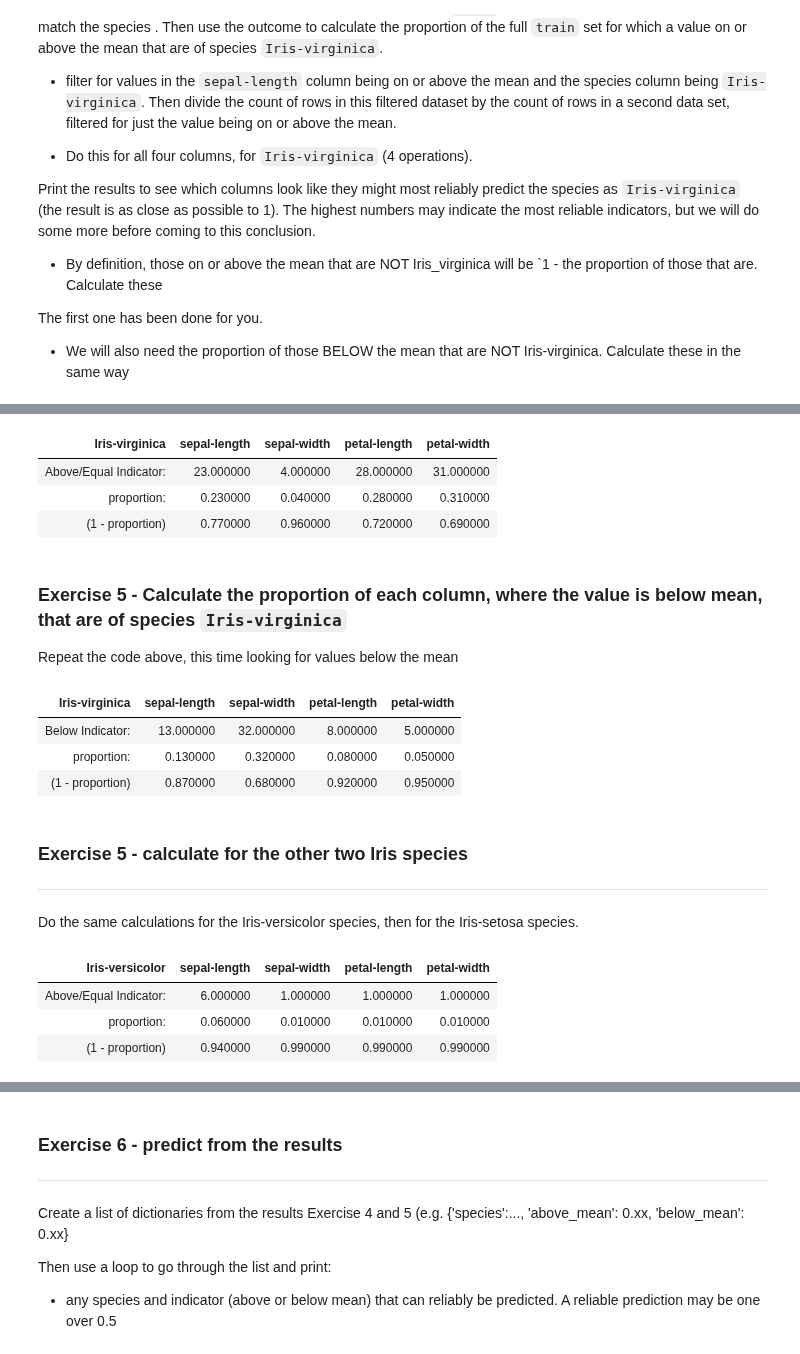
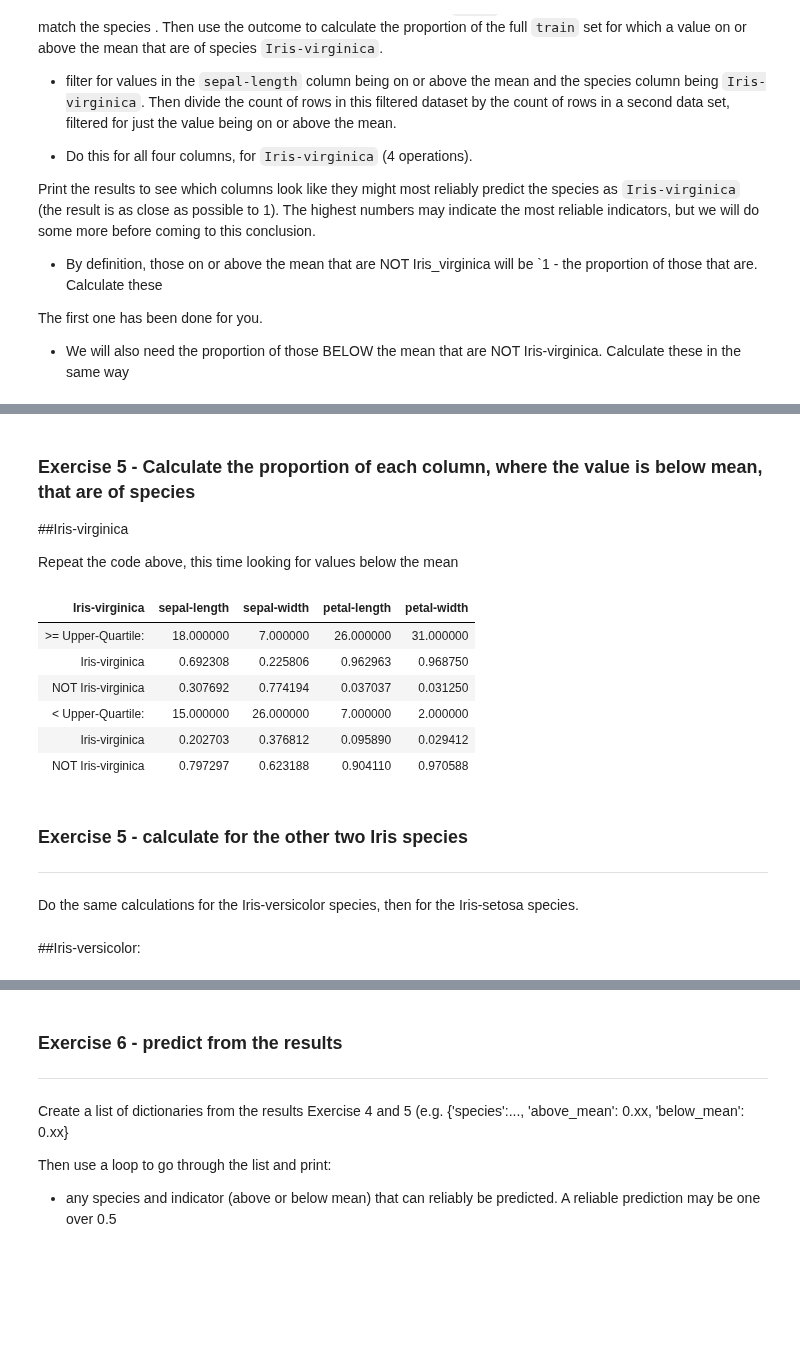
Before and after one commit to Imran-Github22/Imran-Farooqui, a Jupyter notebook: Projects/15_2_Decision_Tree_coded_model.ipynb, the cells around one changed output, grey strips where cells are left out. Saved outputs shown, nothing was run; the diff lists cells and outputs as text; code cells hidden in the pictures; blank space fills up the shorter version.

```diff
--- a/Projects/15_2_Decision_Tree_coded_model.ipynb
+++ b/Projects/15_2_Decision_Tree_coded_model.ipynb
@@ -304,78 +357,83 @@ The first one has been done for you.
 # %%
-# calculate the proportion of results where the value is on or above mean
-# that are of the species Iris-virginica
-def get_proportion(df, columns, species, above_equal_indicator = True):
+# Function to get the proportions
+def get_proportion(df, columns, species, indicator, above_equal_indicator = True):
+  selected_option, indicator_txt = indicator
   if above_equal_indicator:
     Flag = 1
-    index_str = 'Above/Equal Indicator:'
+    index_str = f'>= {indicator_txt}:'
   else:
     Flag = 0
-    index_str = 'Below Indicator:'
+    index_str = f'< {indicator_txt}:'
 
   # Species only DataFrame
   species_df = df[df['species']==species]
 
-  # Get proportions
-  # species_flag_dict dictionary with counts for the specific 'species'
-  # species_flag_dict = dict(species_df[numeral_columns].sum(), index=index_str)
+  # dictionary with counts of 1/0 of the indicator for the specific 'species'
   species_flag_dict = {}
   species_flag_dict[species] = index_str
   for column in columns:
     species_flag_dict[column] = len(species_df[species_df[column] == Flag])
 
+  # Get proportions
   species_prop_dict = {}
-  species_prop_dict[species] = 'proportion:'
+  species_prop_dict[species] = species              #'p'
   for column in columns:
-    species_prop_dict[column] = species_flag_dict[column]/len(df[column] == Flag)
+    total_count = len(df[df[column] == Flag])
+    if total_count == 0:
+      print(species_flag_dict[column])
+      species_prop_dict[column] = species_flag_dict[column]
+    else:
+      species_prop_dict[column] = species_flag_dict[column]/total_count
 
+  # Get 1 - proportions
   species_except_dict = {}
-  species_except_dict[species] = '(1 - proportion)'
+  species_except_dict[species] = f'NOT {species}'   #'1 - p'
   for column in columns:
     species_except_dict[column] = 1 - species_prop_dict[column]
 
   species_flag_df = pd.DataFrame.from_dict([species_flag_dict, species_prop_dict,\
                                             species_except_dict])
   return species_flag_df
-
-iris_virginica_eq_df = get_proportion(train, numeral_columns,\
-                                      'Iris-virginica').style.hide_index()
-display(iris_virginica_eq_df)
-# %% [output]
-| Iris-virginica | sepal-length | sepal-width | petal-length | petal-width |
-| Above/Equal Indicator: | 23.000000 | 4.000000 | 28.000000 | 31.000000 |
-| proportion: | 0.230000 | 0.040000 | 0.280000 | 0.310000 |
-| (1 - proportion) | 0.770000 | 0.960000 | 0.720000 | 0.690000 |
+# %%
+# Function summarising the proportions of the species above/equal and below indicator
+def get_all_proportion_table(df_gt_eq, df_lt):
+  species_prop_df = pd.concat([df_gt_eq, df_lt]).style.hide_index()
+  return species_prop_df
+# %%
+# calculate the proportion of results where the value is on or above mean
+# that are of the species Iris-virginica
+iris_virginica_gt_eq_df = get_proportion(train, dimension_columns, 'Iris-virginica', selected_indicator)
 # %% [markdown]
-### Exercise 5 - Calculate the proportion of each column, where the value is below mean, that are of species `Iris-virginica`
+### Exercise 5 - Calculate the proportion of each column, where the value is below mean, that are of species
+##Iris-virginica
 
 Repeat the code above, this time looking for values below the mean
 # %%
 # calculate the proportion of results where the value is below mean that are
 # of the species Iris-virginica
-iris_virginica_bw_df = get_proportion(train, numeral_columns, \
-                                      'Iris-virginica', False).style.hide_index()
-display(iris_virginica_bw_df)
+iris_virginica_lt_df = get_proportion(train, dimension_columns, 'Iris-virginica', selected_indicator, False)
-# %% [output]
-| Iris-virginica | sepal-length | sepal-width | petal-length | petal-width |
-| Below Indicator: | 13.000000 | 32.000000 | 8.000000 | 5.000000 |
-| proportion: | 0.130000 | 0.320000 | 0.080000 | 0.050000 |
-| (1 - proportion) | 0.870000 | 0.680000 | 0.920000 | 0.950000 |
+# %%
+# Summary proportions table
+get_all_proportion_table(iris_virginica_gt_eq_df, iris_virginica_lt_df)
+# %% [output]
+| Iris-virginica | sepal-length | sepal-width | petal-length | petal-width |
+| >= Upper-Quartile: | 18.000000 | 7.000000 | 26.000000 | 31.000000 |
+| Iris-virginica | 0.692308 | 0.225806 | 0.962963 | 0.968750 |
+| NOT Iris-virginica | 0.307692 | 0.774194 | 0.037037 | 0.031250 |
+| < Upper-Quartile: | 15.000000 | 26.000000 | 7.000000 | 2.000000 |
+| Iris-virginica | 0.202703 | 0.376812 | 0.095890 | 0.029412 |
+| NOT Iris-virginica | 0.797297 | 0.623188 | 0.904110 | 0.970588 |
 # %% [markdown]
 ### Exercise 5 - calculate for the other two Iris species
 ---
 
 Do the same calculations for the Iris-versicolor species, then for the Iris-setosa species.
+# %% [markdown]
+##Iris-versicolor:
 # %%
 # calculate the proportion of results where the value is on or above mean that are
 # of the species Iris-versicolor
-iris_versic_eq_df = get_proportion(train, numeral_columns, \
-                                   'Iris-versicolor').style.hide_index()
-display(iris_versic_eq_df)
+iris_versic_gt_eq_df = get_proportion(train, dimension_columns, 'Iris-versicolor', selected_indicator)
-# %% [output]
-| Iris-versicolor | sepal-length | sepal-width | petal-length | petal-width |
-| Above/Equal Indicator: | 6.000000 | 1.000000 | 1.000000 | 1.000000 |
-| proportion: | 0.060000 | 0.010000 | 0.010000 | 0.010000 |
-| (1 - proportion) | 0.940000 | 0.990000 | 0.990000 | 0.990000 |
 # %%
 # calculate the proportion of results where the value is below mean that are
 # of the species Iris-versicolor
```
Also changed, not shown: parts of 14 cells of this notebook.
